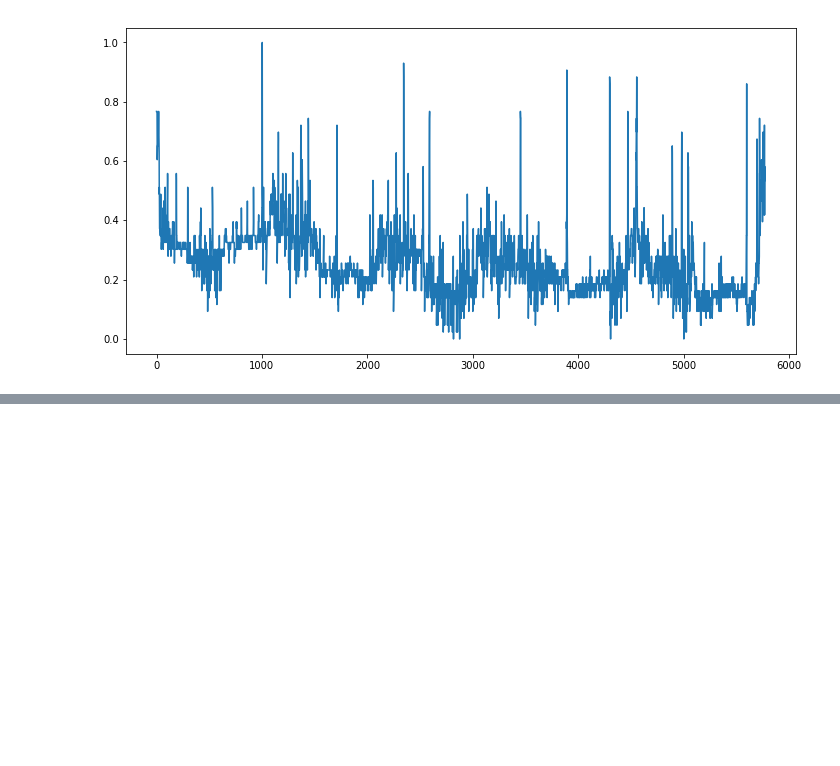
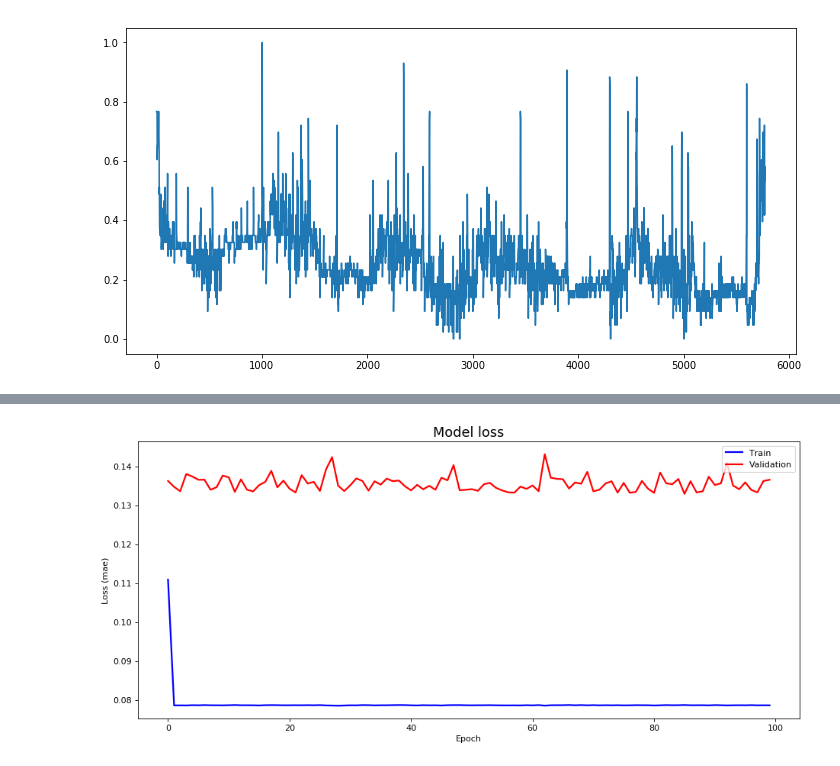
Before and after one commit to JacopoMangiavacchi/HeartMotionML, a Jupyter notebook: Train LSTM AutoEncoder.ipynb, the cells around one changed output, grey strips where cells are left out. Cells and saved outputs as stored; diff of their text form; code cells hidden in the pictures; blank space fills up the shorter version.

Commit message:
Train LSTM AutoEncoder with simple data

```diff
--- a/Train LSTM AutoEncoder.ipynb
+++ b/Train LSTM AutoEncoder.ipynb
@@ -101,3 +104,6 @@ plt.plot(X_train)
 plt.show()
 # %% [output]
 [figure]
+# %%
+X_train = X_train.reshape(X_train.shape[0], 1, X_train.shape[1])
+X_train.shape
@@ -103,0 +114,13 @@ plt.show()
+# %%
+inputs = tf.keras.Input(shape=(X_train.shape[1], X_train.shape[2]))
+L1 = tf.keras.layers.LSTM(16, activation='relu', return_sequences=True,
+                  kernel_regularizer=tf.keras.regularizers.l2(0.00))(inputs)
+L2 = tf.keras.layers.LSTM(4, activation='relu', return_sequences=False)(L1)
+L3 = tf.keras.layers.RepeatVector(X_train.shape[1])(L2)
+L4 = tf.keras.layers.LSTM(16, activation='relu', return_sequences=True)(L3)
+L5 = tf.keras.layers.LSTM(4, activation='relu', return_sequences=True)(L4)
+output = tf.keras.layers.TimeDistributed(tf.keras.layers.Dense(X_train.shape[2]))(L5)
+
+model = tf.keras.Model(inputs=inputs, outputs=output)
+# %%
+model.compile(optimizer='adam', loss='mae')
@@ -103,0 +147,4 @@ plt.show()
+# %%
+nb_epoch = 100
+batch_size = 10
+history = model.fit(X_train, X_train, epochs=nb_epoch, batch_size=batch_size, validation_split=0.05).history
@@ -103,0 +169,11 @@ plt.show()
+# %%
+fig, ax = plt.subplots(figsize=(14, 6), dpi=80)
+ax.plot(history['loss'], 'b', label='Train', linewidth=2)
+ax.plot(history['val_loss'], 'r', label='Validation', linewidth=2)
+ax.set_title('Model loss', fontsize=16)
+ax.set_ylabel('Loss (mae)')
+ax.set_xlabel('Epoch')
+ax.legend(loc='upper right')
+plt.show()
+# %% [output]
+[figure, added]
```
Also changed, not shown: parts of 8 cells of this notebook.
